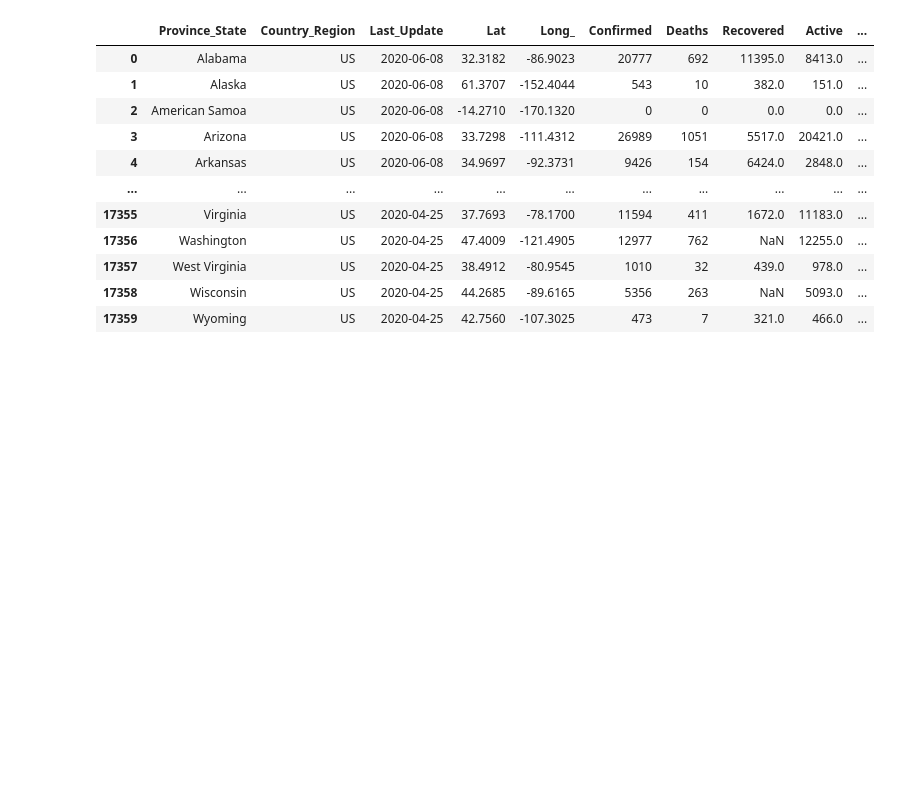
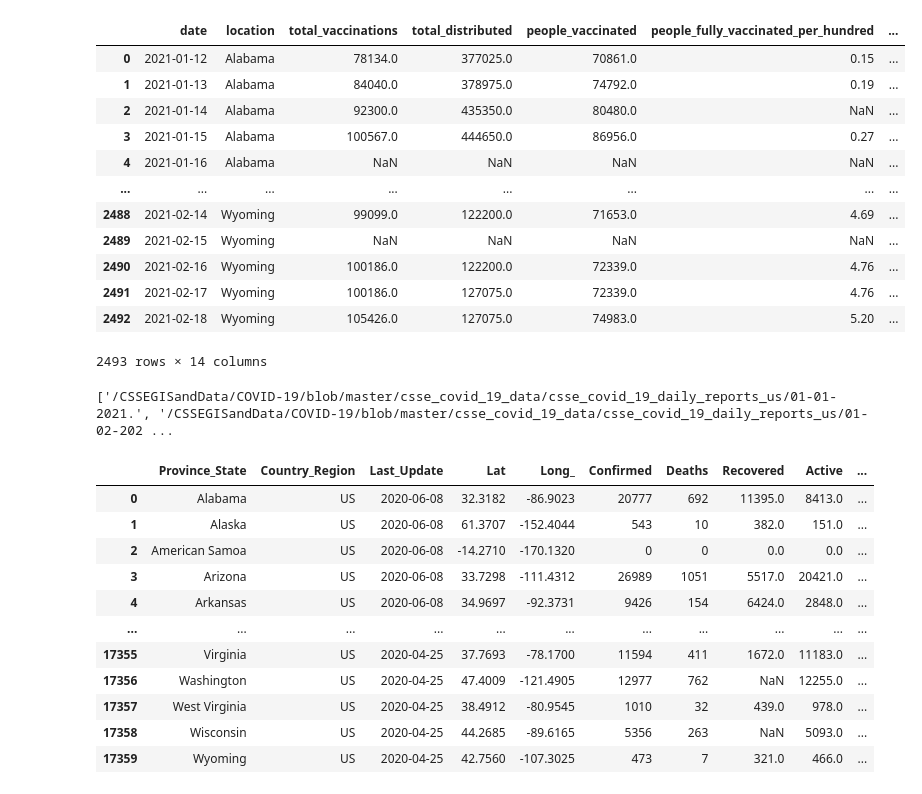
Before and after one commit to DSNortsev/CSE696-CECS_PROJECT, a Jupyter notebook: CSE_Project.ipynb, the cells around one changed output. Cells and saved outputs as stored; diff of their text form; code cells hidden in the pictures; blank space fills up the shorter version.

Commit message:
Download files from github by using url, instead of updating it manually

```diff
--- a/CSE_Project.ipynb
+++ b/CSE_Project.ipynb
@@ -1,3 +1,45 @@
+# %%
+import pandas as pd
+
+https://github.com/owid/covid-19-data/blob/master/public/data/vaccinations/us_state_vaccinations.csv
+
+url_vaccination_usa = 'https://raw.githubusercontent.com/owid/covid-19-data/master/public/data/vaccinations/'\
+                       + 'country_data/United%20States.csv'
+
+url_vaccination_state = 'https://raw.githubusercontent.com/owid/covid-19-data/master/public/data/vaccinations/'\
+                       + 'us_state_vaccinations.csv'
+data_1 = pd.read_csv(url_vaccination_usa,error_bad_lines=False)
+
+data_2 = pd.read_csv(url_vaccination_state,error_bad_lines=False)
+data_2
+# %% [output]
+|  | date | location | total_vaccinations | total_distributed | people_vaccinated | people_fully_vaccinated_per_hundred | ... |
+| 0 | 2021-01-12 | Alabama | 78134.0 | 377025.0 | 70861.0 | 0.15 | ... |
+| 1 | 2021-01-13 | Alabama | 84040.0 | 378975.0 | 74792.0 | 0.19 | ... |
+| 2 | 2021-01-14 | Alabama | 92300.0 | 435350.0 | 80480.0 | NaN | ... |
+| 3 | 2021-01-15 | Alabama | 100567.0 | 444650.0 | 86956.0 | 0.27 | ... |
+| 4 | 2021-01-16 | Alabama | NaN | NaN | NaN | NaN | ... |
+| ... | ... | ... | ... | ... | ... | ... | ... |
+| 2488 | 2021-02-14 | Wyoming | 99099.0 | 122200.0 | 71653.0 | 4.69 | ... |
+| 2489 | 2021-02-15 | Wyoming | NaN | NaN | NaN | NaN | ... |
+| 2490 | 2021-02-16 | Wyoming | 100186.0 | 122200.0 | 72339.0 | 4.76 | ... |
+| 2491 | 2021-02-17 | Wyoming | 100186.0 | 127075.0 | 72339.0 | 4.76 | ... |
+| 2492 | 2021-02-18 | Wyoming | 105426.0 | 127075.0 | 74983.0 | 5.20 | ... |
+2493 rows × 14 columns
+# %%
+from urllib.request import urlopen
+import re
+
+link = "https://github.com/CSSEGISandData/COVID-19/tree/master/csse_covid_19_data/csse_covid_19_daily_reports_us"
+f = urlopen(link)
+myfile = f.read()
+plaintext = myfile.decode('utf8')
+# print(myfile)
+links = re.findall("href=[\"\'](.*?)[\"\']*csv", plaintext)
+
+print(links[:])
+# %% [output]
+['/CSSEGISandData/COVID-19/blob/master/csse_covid_19_data/csse_covid_19_daily_reports_us/01-01-2021.', '/CSSEGISandData/COVID-19/blob/master/csse_covid_19_data/csse_covid_19_daily_reports_us/01-02-202 ...
 # %%
 import glob
 import pandas as pd
```
